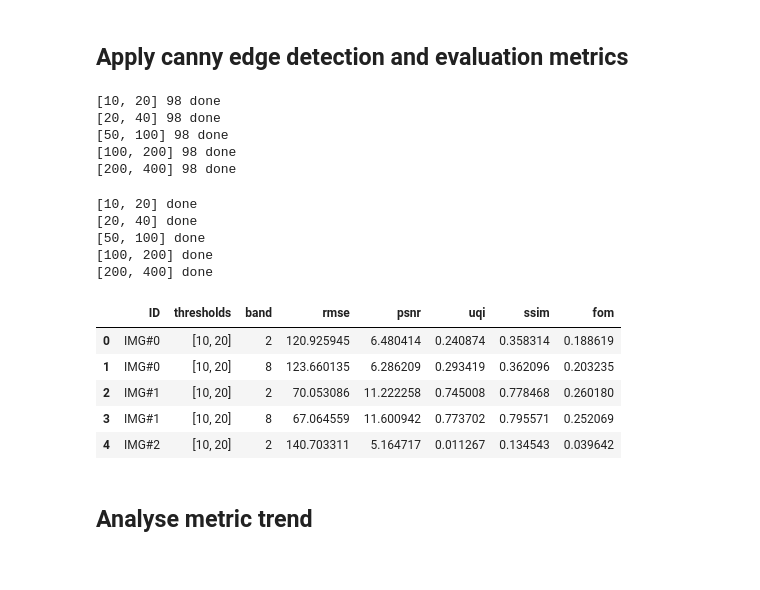
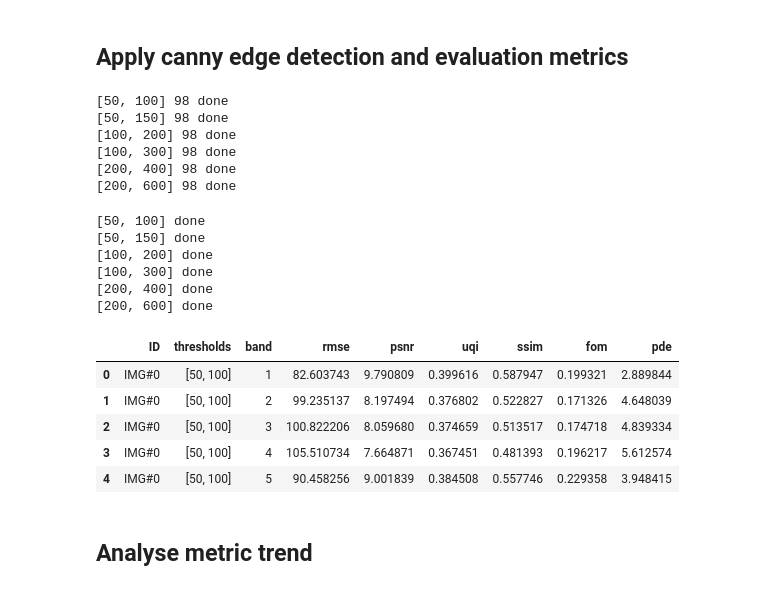
Before and after one commit to conorosully/edge-detection-metrics, a Jupyter notebook: src/comparison-metrics.ipynb, the cells around one changed output. Cells and saved outputs as stored; diff of their text form; code cells hidden in the pictures.

```diff
--- a/src/comparison-metrics.ipynb
+++ b/src/comparison-metrics.ipynb
@@ -73,8 +73,7 @@ print(np.min(edge_reference[rint]) ,np.max(edge_reference[rint]))
 ## Apply canny edge detection and evaluation metrics
 # %%
 # Apply canny edge detection with different intensity thresholds
-#thresholds = [[50,100],[50,150],[100,200],[100,300],[200,400],[200,600]]
-thresholds = [[10,20],[20,40],[50,100],[100,200],[200,400]]
+thresholds = [[50,100],[50,150],[100,200],[100,300],[200,400],[200,600]]
 
 canny_input = input.copy()
 canny = {}
@@ -86,56 +85,59 @@ for threshold in thresholds:
 
         print(threshold, len(canny[str(threshold)]),'done')
 # %% [output]
-[10, 20] 98 done
-[20, 40] 98 done
 [50, 100] 98 done
+[50, 150] 98 done
 [100, 200] 98 done
+[100, 300] 98 done
 [200, 400] 98 done
+[200, 600] 98 done
 # %%
 # Evaluate canny edge detection with rmse, psnr, uqi, ssim and fom
 rows = []
 
 for threshold in thresholds:
     canny_output = canny[str(threshold)]
 
     for i, output in enumerate(canny_output):
         ref_img = edge_reference[i]
         ID = "IMG#{}".format(i)
 
-        #for j in range(len(utils.channels)):
-        for j in [1,7]:
+        for j in range(len(utils.channels)):
 
             img = output[:,:,j]
 
             # Evaluation metrics
             rmse_ = rmse(ref_img,img)
             psnr_ = psnr(ref_img,img)
             uqi_ = uqi(ref_img,img)
             ssim_ = ssim(ref_img,img,multichannel=True)
             fom_ = utils.fom(ref_img,img)
 
-            row = [ID,str(threshold),j+ 1,rmse_,psnr_,uqi_,ssim_,fom_]
+            # detect edges as a percentage of reference edges
+            pde_ = np.count_nonzero(img)/np.count_nonzero(ref_img)
+
+            row = [ID,str(threshold),j+ 1,rmse_,psnr_,uqi_,ssim_,fom_,pde_]
             rows.append(row)
 
     print(threshold,'done')
 
 
-df_metrics = pd.DataFrame(rows,columns = ['ID',"thresholds","band","rmse","psnr","uqi","ssim","fom"])
-#df_metrics.to_csv(save_path+"canny_evaluation_metrics.csv")
-df_metrics.to_csv(save_path+"canny_evaluation_metrics_test.csv")
+df_metrics = pd.DataFrame(rows,columns = ['ID',"thresholds","band","rmse","psnr","uqi","ssim","fom","pde"])
+df_metrics.to_csv(save_path+"canny_evaluation_metrics.csv")
 df_metrics.head()
 # %% [output]
-[10, 20] done
-[20, 40] done
 [50, 100] done
+[50, 150] done
 [100, 200] done
+[100, 300] done
 [200, 400] done
+[200, 600] done
-|  | ID | thresholds | band | rmse | psnr | uqi | ssim | fom |
-| 0 | IMG#0 | [10, 20] | 2 | 120.925945 | 6.480414 | 0.240874 | 0.358314 | 0.188619 |
-| 1 | IMG#0 | [10, 20] | 8 | 123.660135 | 6.286209 | 0.293419 | 0.362096 | 0.203235 |
-| 2 | IMG#1 | [10, 20] | 2 | 70.053086 | 11.222258 | 0.745008 | 0.778468 | 0.260180 |
-| 3 | IMG#1 | [10, 20] | 8 | 67.064559 | 11.600942 | 0.773702 | 0.795571 | 0.252069 |
-| 4 | IMG#2 | [10, 20] | 2 | 140.703311 | 5.164717 | 0.011267 | 0.134543 | 0.039642 |
+|  | ID | thresholds | band | rmse | psnr | uqi | ssim | fom | pde |
+| 0 | IMG#0 | [50, 100] | 1 | 82.603743 | 9.790809 | 0.399616 | 0.587947 | 0.199321 | 2.889844 |
+| 1 | IMG#0 | [50, 100] | 2 | 99.235137 | 8.197494 | 0.376802 | 0.522827 | 0.171326 | 4.648039 |
+| 2 | IMG#0 | [50, 100] | 3 | 100.822206 | 8.059680 | 0.374659 | 0.513517 | 0.174718 | 4.839334 |
+| 3 | IMG#0 | [50, 100] | 4 | 105.510734 | 7.664871 | 0.367451 | 0.481393 | 0.196217 | 5.612574 |
+| 4 | IMG#0 | [50, 100] | 5 | 90.458256 | 9.001839 | 0.384508 | 0.557746 | 0.229358 | 3.948415 |
 # %% [markdown]
 ## Analyse metric trend
 # %%
```
Also changed, not shown: parts of 13 cells of this notebook, 1 other file.
